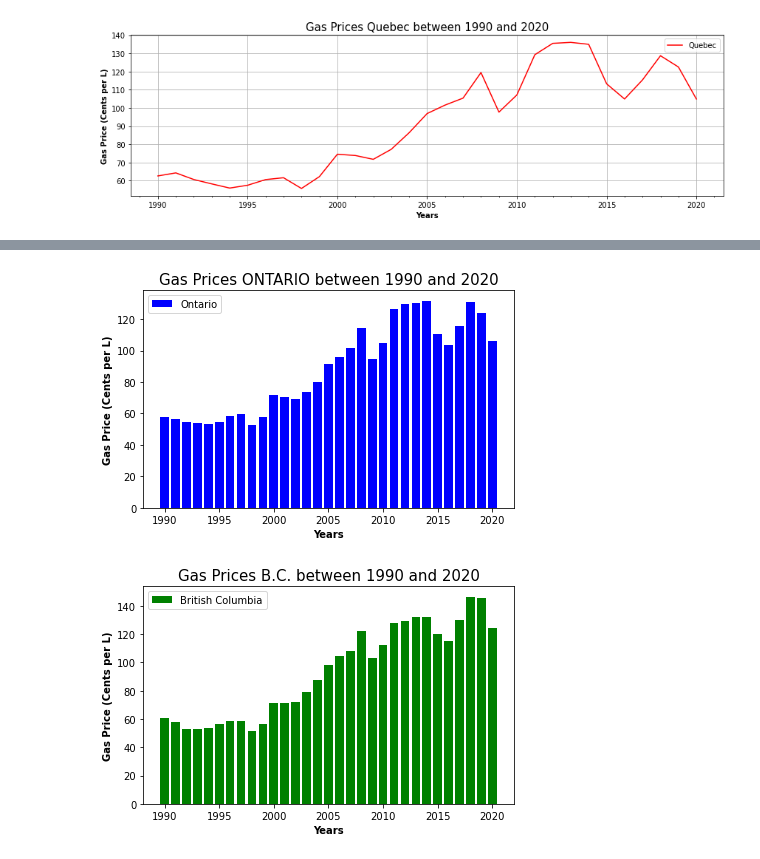
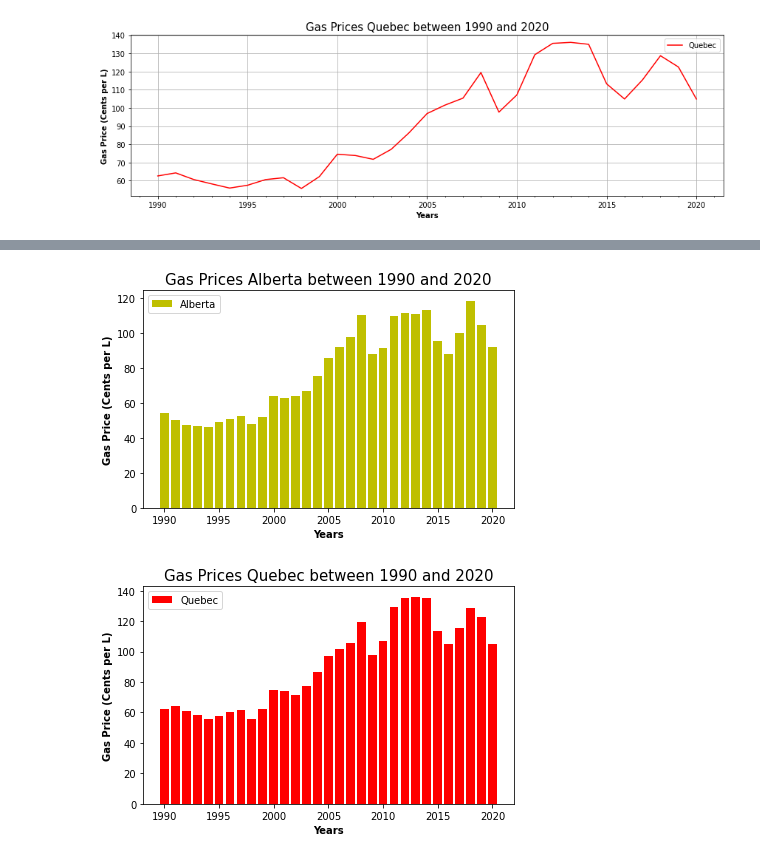
Before and after one commit to SherryKennedy/ETL-CO2_vs_Gas_Prices, a Jupyter notebook: Data_to_Mongo.ipynb, the cells around one changed output, grey strips where cells are left out. Drawn from its saved outputs; the diff is of its cells as text; code cells hidden in the pictures.

```diff
--- a/Data_to_Mongo.ipynb
+++ b/Data_to_Mongo.ipynb
@@ -528,38 +369,42 @@ plt.show()
 # %%
-# bar ONTARIO
+#Bar Chart Alberta
+labels = [clean_data['Year'].unique()]
 
-labels = [clean_data['Year'].unique()]
-on = clean_data[clean_data['Province']== 'Ontario'][['Year','Price']]
-
+ab = clean_data[clean_data['Province']== 'Alberta'][['Year','Price']]
 fig, ax = plt.subplots()
 
-ont = ax.bar(x=on.Year,height=on.Price, color='b', label='Ontario')
-
+abb = ax.bar(x=ab.Year,height=ab.Price, color='y', label='Alberta')
 
 #Labels
-ax.set_title("Gas Prices ONTARIO between 1990 and 2020",fontsize=15)
+ax.set_title("Gas Prices Alberta between 1990 and 2020",fontsize=15)
 ax.set_xlabel("Years", fontweight='bold')
 ax.set_ylabel("Gas Price (Cents per L)", fontweight='bold')
 ax.legend()
 plt.tight_layout()
+
+#Save the figure
+plt.savefig("Images/Gas_Prices_Alberta_1990_2020.png", facecolor = 'white')
 plt.show()
 # %% [output]
-[figure, old version]
+[figure, new version]
 # %%
-# bar BC
+#Bar Chart Quebec
 labels = [clean_data['Year'].unique()]
 
-bc = clean_data[clean_data['Province']== 'British Columbia'][['Year','Price']]
+qc = clean_data[clean_data['Province']== 'Quebec'][['Year','Price']]
 fig, ax = plt.subplots()
 
-bcb = ax.bar(x=bc.Year,height=bc.Price, color='g', label='British Columbia')
+qcb = ax.bar(x=qc.Year,height=qc.Price, color='r', label='Quebec')
 
 #Labels
-ax.set_title("Gas Prices B.C. between 1990 and 2020",fontsize=15)
+ax.set_title("Gas Prices Quebec between 1990 and 2020",fontsize=15)
 ax.set_xlabel("Years", fontweight='bold')
 ax.set_ylabel("Gas Price (Cents per L)", fontweight='bold')
 ax.legend()
 plt.tight_layout()
+
+#Save the figure
+plt.savefig("Images/Gas_Prices_Quebec_1990_2020.png", facecolor = 'white')
 plt.show()
 # %% [output]
-[figure, old version]
+[figure, new version]
```
Also changed, not shown: parts of 28 cells of this notebook, 8 other files.
